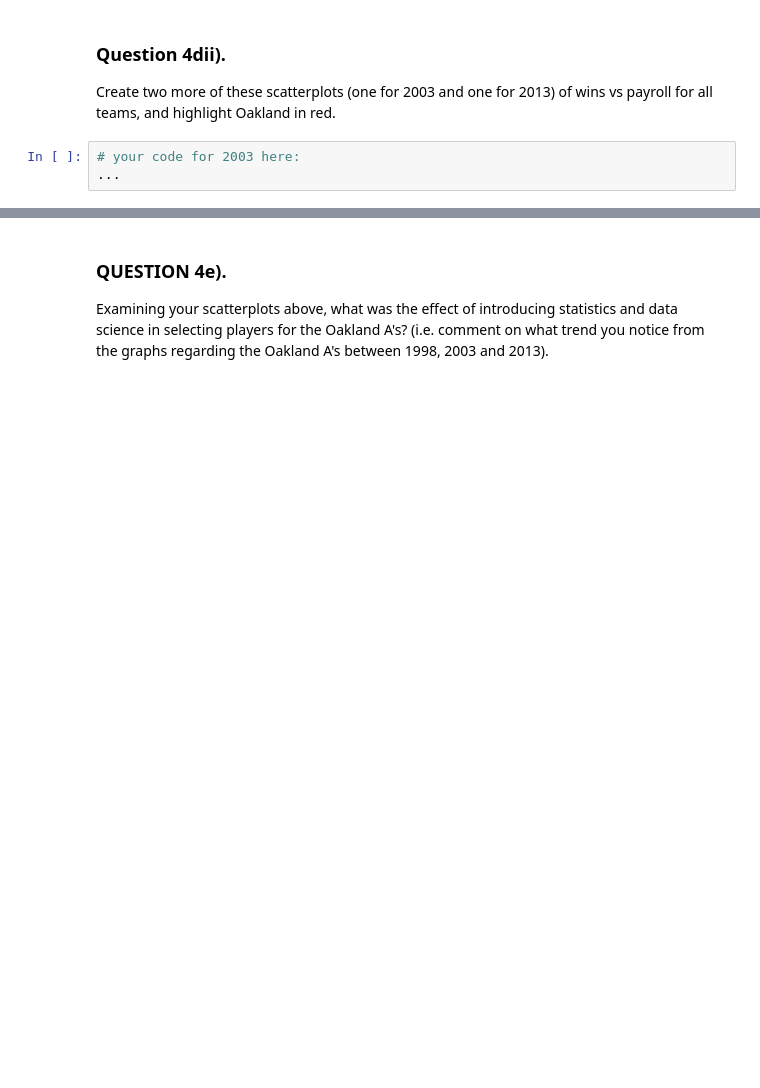
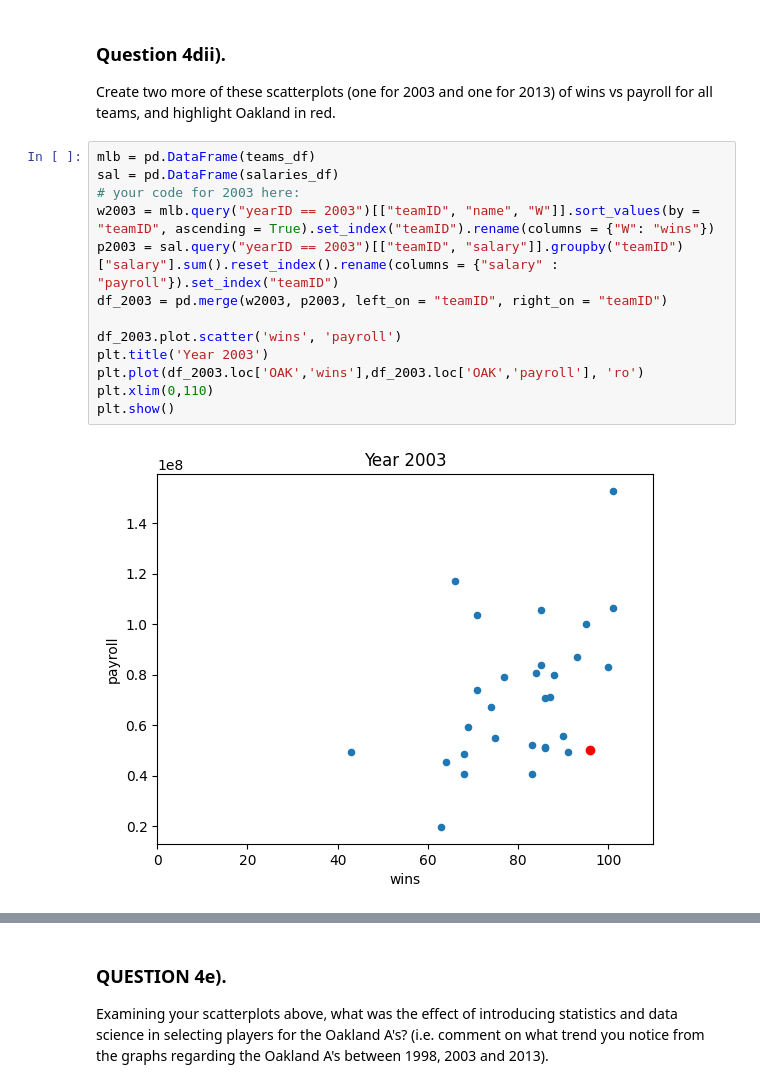
Before and after one commit to QuantumCompiler/CSPB-3022-Introduction-To-Data-Science-With-Probability-And-Statistics, a Jupyter notebook: CSPB 3022 - Assignments/CSPB 3022 - Assignment 3 - Exploratory Data Analysis And Visualization/Assignment 3 - Exploratory Data Analysis And Visualization.ipynb, the cells around one changed output, grey strips where cells are left out. Drawn from its saved outputs; the diff is of its cells as text; blank space fills up the shorter version.

```diff
--- a/CSPB 3022 - Assignments/CSPB 3022 - Assignment 3 - Exploratory Data Analysis And Visualization/Assignment 3 - Exploratory Data Analysis And Visualization.ipynb
+++ b/CSPB 3022 - Assignments/CSPB 3022 - Assignment 3 - Exploratory Data Analysis And Visualization/Assignment 3 - Exploratory Data Analysis And Visualization.ipynb
@@ -850,7 +919,19 @@ plt.show()
 
 Create two more of these scatterplots (one for 2003 and one for 2013) of wins vs payroll for all teams, and highlight Oakland in red.
 # %%
+mlb = pd.DataFrame(teams_df)
+sal = pd.DataFrame(salaries_df)
 # your code for 2003 here:
-...
+w2003 = mlb.query("yearID == 2003")[["teamID", "name", "W"]].sort_values(by = "teamID", ascending = True).set_index("teamID").rename(columns = {"W": "wins"})
+p2003 = sal.query("yearID == 2003")[["teamID", "salary"]].groupby("teamID")["salary"].sum().reset_index().rename(columns = {"salary" : "payroll"}).set_index("teamID")
+df_2003 = pd.merge(w2003, p2003, left_on = "teamID", right_on = "teamID")
+
+df_2003.plot.scatter('wins', 'payroll')
+plt.title('Year 2003')
+plt.plot(df_2003.loc['OAK','wins'],df_2003.loc['OAK','payroll'], 'ro')
+plt.xlim(0,110)
+plt.show()
+# %% [output]
+[figure, added]
 # %%
 # your code for 2013 here:
```
Also changed, not shown: parts of 14 cells of this notebook, 1 other file.
